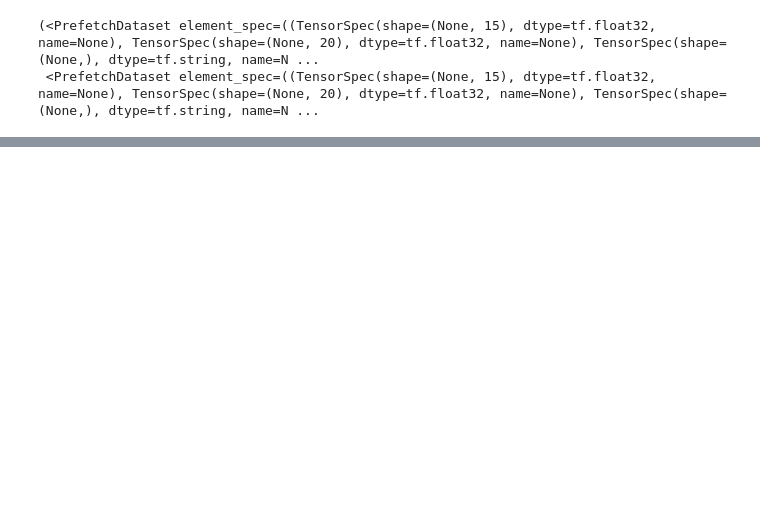
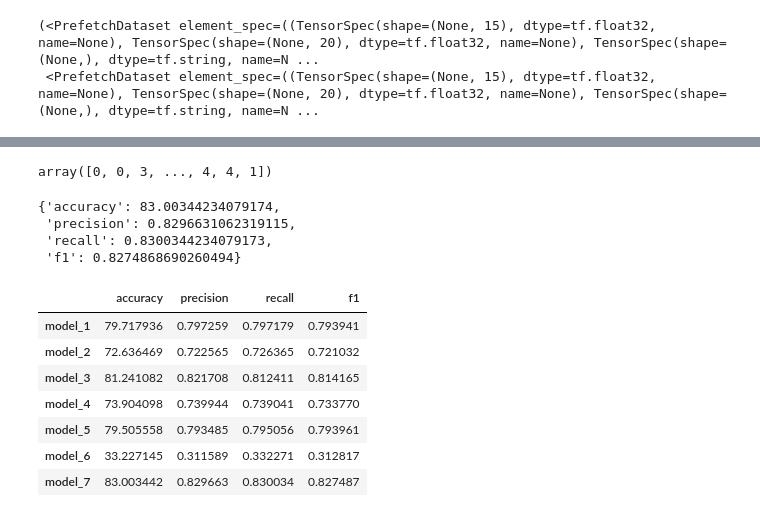
Before and after one commit to AmirGhnbr/PubMed_200k_RCT, a Jupyter notebook: PubMed_200k_RCT.ipynb, the cells around one changed output, grey strips where cells are left out. Drawn from its saved outputs; the diff is of its cells as text; code cells hidden in the pictures; blank space fills up the shorter version.

```diff
--- a/PubMed_200k_RCT.ipynb
+++ b/PubMed_200k_RCT.ipynb
@@ -1347,3 +1368,3 @@ model_7.evaluate(val_pos_char_token_dataset)
 # %%
-model_7_pred_probs = model_5.predict(val_pos_char_token_dataset, verbose=1)
+model_7_pred_probs = model_7.predict(val_pos_char_token_dataset, verbose=1)
 model_7_pred_probs
@@ -1350,19 +1381,37 @@ model_7_pred_probs
 # %%
 model_7_preds = np.argmax(model_7_pred_probs, axis=1)
 model_7_preds
+# %% [output]
+array([0, 0, 3, ..., 4, 4, 1])
 # %%
 model_7_results = calculate_results(y_true=val_labels_encoded,
                                     y_pred=model_7_preds)
 model_7_results
+# %% [output]
+{'accuracy': 83.00344234079174,
+ 'precision': 0.8296631062319115,
+ 'recall': 0.8300344234079173,
+ 'f1': 0.8274868690260494}
 # %%
 ### plot the result
 results_df = pd.DataFrame({"model_1": model_1_result,
                            "model_2": model_2_results,
                            "model_3": model_3_results,
                            "model_4": model_4_results,
+                           "model_5": model_5_results,
+                           "model_6": model_6_results,
                            "model_7": model_7_results})
 results_df_transposed = results_df.transpose()
 results_df_transposed
+# %% [output]
+|  | accuracy | precision | recall | f1 |
+| model_1 | 79.717936 | 0.797259 | 0.797179 | 0.793941 |
+| model_2 | 72.636469 | 0.722565 | 0.726365 | 0.721032 |
+| model_3 | 81.241082 | 0.821708 | 0.812411 | 0.814165 |
+| model_4 | 73.904098 | 0.739944 | 0.739041 | 0.733770 |
+| model_5 | 79.505558 | 0.793485 | 0.795056 | 0.793961 |
+| model_6 | 33.227145 | 0.311589 | 0.332271 | 0.312817 |
+| model_7 | 83.003442 | 0.829663 | 0.830034 | 0.827487 |
 # %%
 test = results_df_transposed
 test["accuracy"] = results_df_transposed["accuracy"]/100
```
Also changed, not shown: parts of 50 cells of this notebook.
